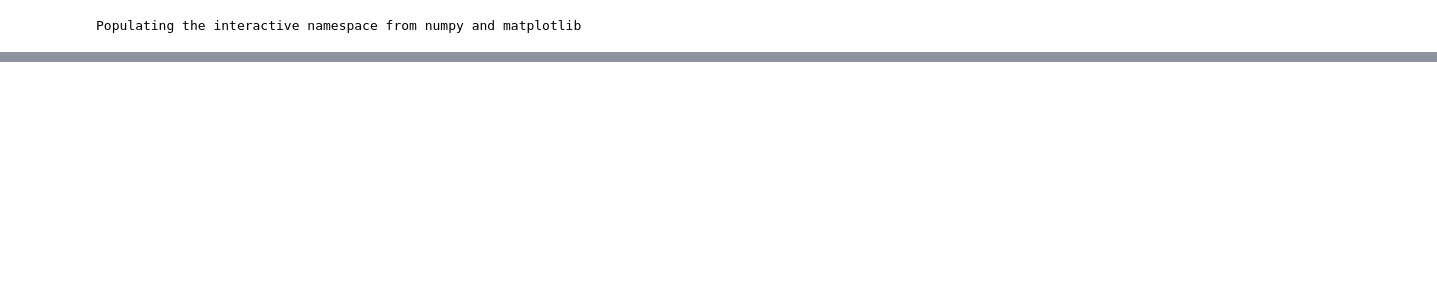
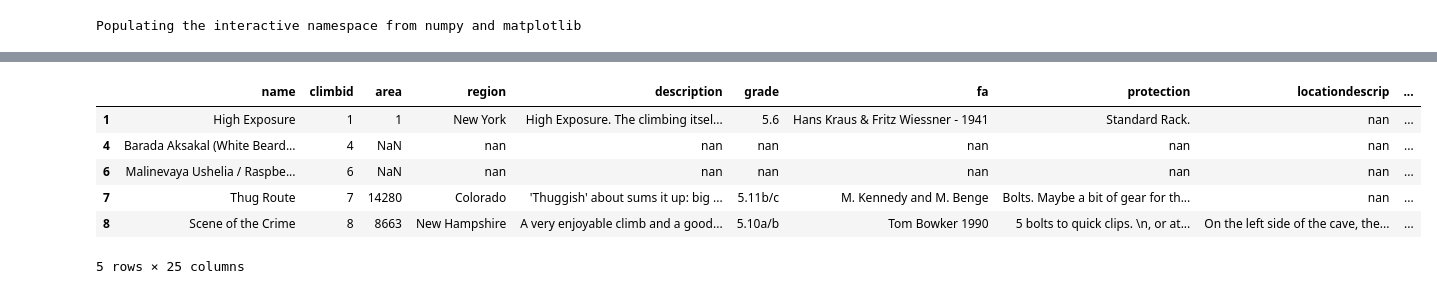
Before and after one commit to askerry/cragcrunch, a Jupyter notebook: prep.ipynb, the cells around one changed output, grey strips where cells are left out. Drawn from its saved outputs; the diff is of its cells as text; code cells hidden in the pictures; blank space fills up the shorter version.

Commit message:
cleaning files

```diff
--- a/prep.ipynb
+++ b/prep.ipynb
@@ -125,0 +152,3 @@ if needsprep:
+# %%
+%autoreload
+states, stateids, statedict, mainareadf, full_areadf, full_climbdf=ccc.getstatesandmainareas(full_areadf, full_climbdf)
@@ -125,0 +157,5 @@ if needsprep:
+# %%
+%autoreload
+full_hitsdf, full_stardf, full_commentdf, full_gradedf, full_tickdf=red.dropclimbs(full_climbdf, full_hitsdf, full_stardf, full_commentdf, full_gradedf, full_tickdf)
+x2=ccc.getclimberareas(full_hitsdf, full_climbdf, x) #note this uses whole dataset, shouldn't be part of any training/testing
+print "identified climber mainareas"
@@ -125,0 +205,7 @@ if needsprep:
+# %%
+print "merging climb comments"
+full_climbdf=miscdf.mergeclimbcomment(full_commentdf, full_climbdf)
+print "making descripdf"
+full_climbdf=miscdf.makedescripdf(full_climbdf, terms, ['description']) #'commentsmerged'
+full_climbdf=miscdf.makedescripdf(full_climbdf, terms, ['commentsmerged'])
+print "finished descripdf"
@@ -125,0 +216,8 @@ if needsprep:
+# %%
+full_climbdf=clean.fixstars(full_stardf, full_climbdf)
+print "fixed stars"
+full_climbdf=miscdf.combinestars(full_climbdf)
+print "combined stars"
+full_climbdf['roundedstars']=full_climbdf['avgstars'].apply(np.round)
+#stardf=getrelativestar(stardf,climbdf)
+#gradedf=computerelativegrades(climbdf, gradedf)
@@ -125,0 +281,10 @@ if needsprep:
+# %%
+full_climbdf.head()
+# %% [output]
+|  | name | climbid | area | region | description | grade | fa | protection | locationdescrip | ... |
+| 1 | High Exposure | 1 | 1 | New York | High Exposure. The climbing itsel... | 5.6 | Hans Kraus & Fritz Wiessner - 1941 | Standard Rack. | nan | ... |
+| 4 | Barada Aksakal (White Beard... | 4 | NaN | nan | nan | nan | nan | nan | nan | ... |
+| 6 | Malinevaya Ushelia / Raspbe... | 6 | NaN | nan | nan | nan | nan | nan | nan | ... |
+| 7 | Thug Route | 7 | 14280 | Colorado | 'Thuggish' about sums it up: big ... | 5.11b/c | M. Kennedy and M. Benge | Bolts. Maybe a bit of gear for th... | nan | ... |
+| 8 | Scene of the Crime | 8 | 8663 | New Hampshire | A very enjoyable climb and a good... | 5.10a/b | Tom Bowker 1990 | 5 bolts to quick clips. \n, or at... | On the left side of the cave, the... | ... |
+5 rows × 25 columns
```
Also changed, not shown: parts of 28 cells of this notebook, 42 other files.
